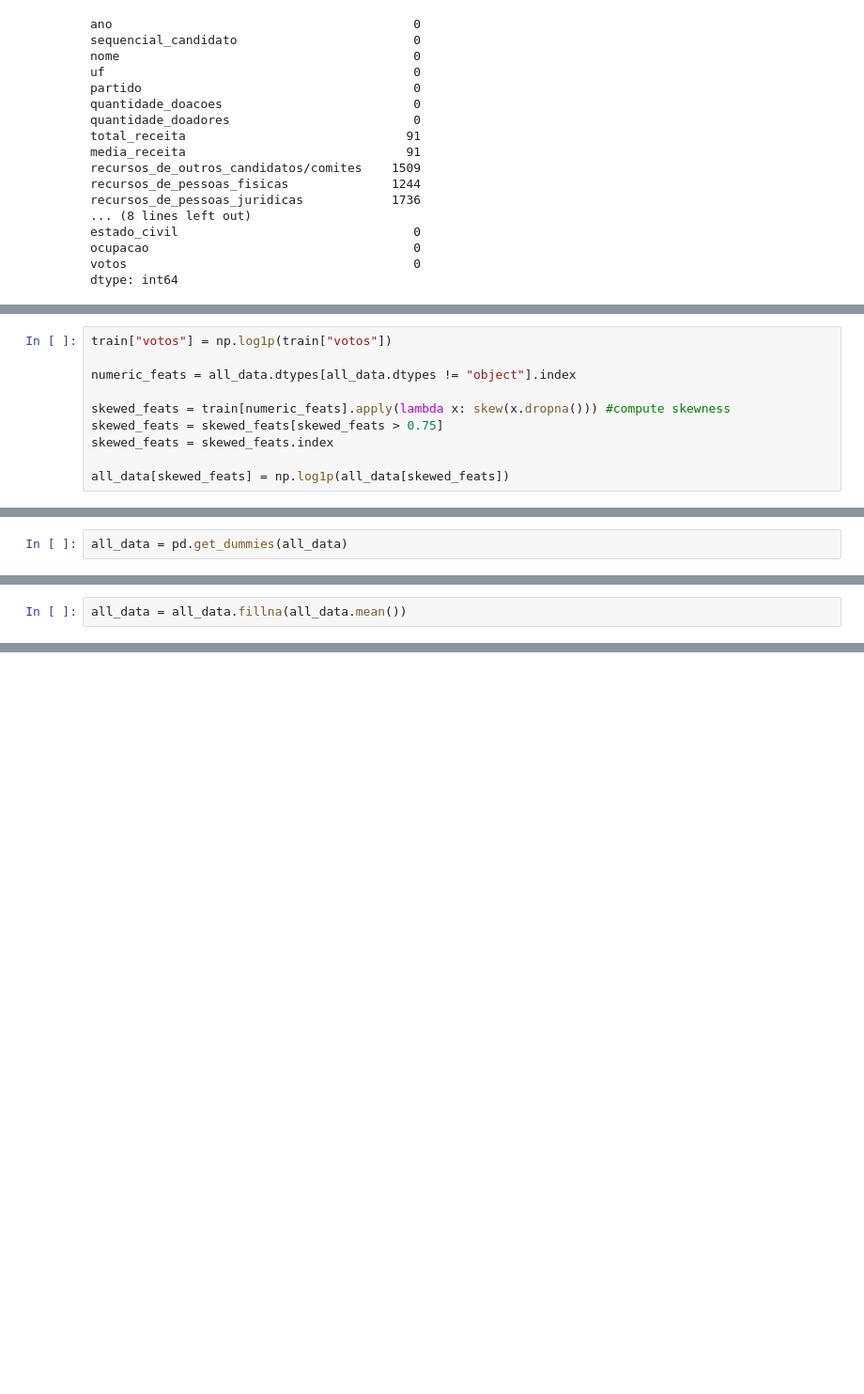
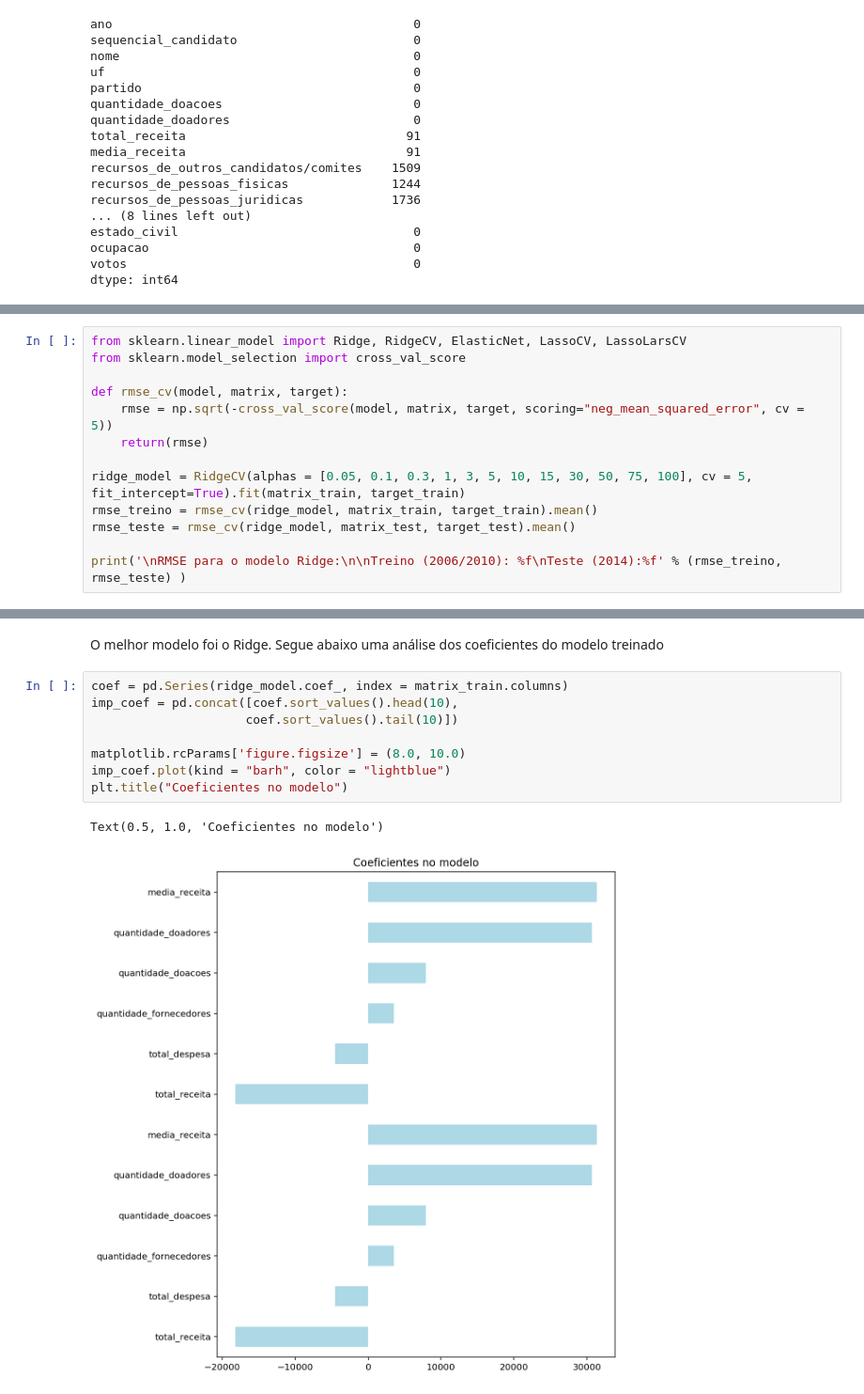
Before and after one commit to ffosilva/machine-learning-classes, a Jupyter notebook: atividade3/Tarefa3-PrevisaoVotacao.ipynb, the cells around one changed output, grey strips where cells are left out. Shown: that part at 94% size. Drawn from its saved outputs; the diff is of its cells as text; blank space fills up the shorter version.

```diff
--- a/atividade3/Tarefa3-PrevisaoVotacao.ipynb
+++ b/atividade3/Tarefa3-PrevisaoVotacao.ipynb
@@ -206,10 +280,0 @@ Agora será realizada uma transformação dos dados para reduzir o enviezamento
-# %%
-train["votos"] = np.log1p(train["votos"])
-
-numeric_feats = all_data.dtypes[all_data.dtypes != "object"].index
-
-skewed_feats = train[numeric_feats].apply(lambda x: skew(x.dropna())) #compute skewness
-skewed_feats = skewed_feats[skewed_feats > 0.75]
-skewed_feats = skewed_feats.index
-
-all_data[skewed_feats] = np.log1p(all_data[skewed_feats])
@@ -230,2 +280,0 @@ dtype: float64
-# %%
-all_data = pd.get_dummies(all_data)
@@ -234,2 +280,0 @@ Preenchendo os NAs restantes com as médias das respectivas colunas.
-# %%
-all_data = all_data.fillna(all_data.mean())
@@ -319,0 +331,13 @@ preds.plot(x = "preds", y = "residuals",kind = "scatter")
+# %%
+from sklearn.linear_model import Ridge, RidgeCV, ElasticNet, LassoCV, LassoLarsCV
+from sklearn.model_selection import cross_val_score
+
+def rmse_cv(model, matrix, target):
+    rmse = np.sqrt(-cross_val_score(model, matrix, target, scoring="neg_mean_squared_error", cv = 5))
+    return(rmse)
+
+ridge_model = RidgeCV(alphas = [0.05, 0.1, 0.3, 1, 3, 5, 10, 15, 30, 50, 75, 100], cv = 5, fit_intercept=True).fit(matrix_train, target_train)
+rmse_treino = rmse_cv(ridge_model, matrix_train, target_train).mean()
+rmse_teste = rmse_cv(ridge_model, matrix_test, target_test).mean()
+
+print('\nRMSE para o modelo Ridge:\n\nTreino (2006/2010): %f\nTeste (2014):%f' % (rmse_treino, rmse_teste) )
@@ -319,0 +372,13 @@ preds.plot(x = "preds", y = "residuals",kind = "scatter")
+# %% [markdown]
+O melhor modelo foi o Ridge. Segue abaixo uma análise dos coeficientes do modelo treinado
+# %%
+coef = pd.Series(ridge_model.coef_, index = matrix_train.columns)
+imp_coef = pd.concat([coef.sort_values().head(10),
+                     coef.sort_values().tail(10)])
+
+matplotlib.rcParams['figure.figsize'] = (8.0, 10.0)
+imp_coef.plot(kind = "barh", color = "lightblue")
+plt.title("Coeficientes no modelo")
+# %% [output]
+Text(0.5, 1.0, 'Coeficientes no modelo')
+[figure, added]
```
Also changed, not shown: parts of 63 cells of this notebook, 1 other file.
